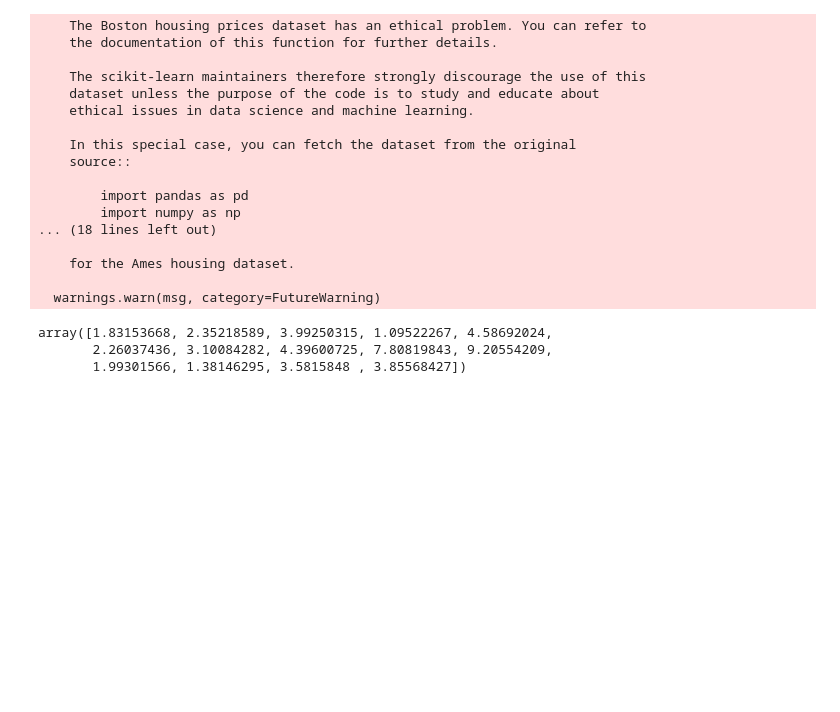
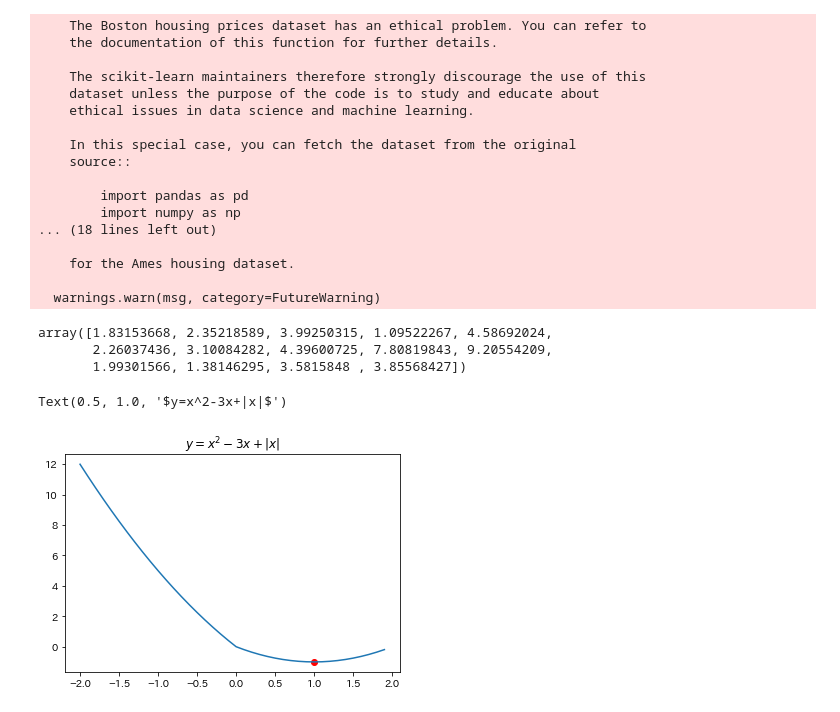
Before and after one commit to yuki1125/sparse_estimation_study, a Jupyter notebook: sparse_estimation/l1l2regression.ipynb, the cells around one changed output. Drawn from its saved outputs; the diff is of its cells as text; code cells hidden in the pictures; blank space fills up the shorter version.

```diff
--- a/sparse_estimation/l1l2regression.ipynb
+++ b/sparse_estimation/l1l2regression.ipynb
@@ -260,3 +260,13 @@ def cv_linear_lasso(x, y, alpha=1, k=10):
             beta0_best = beta0.copy()
             beta_best = beta.copy()
     return lam_best, beta0_best, beta_best, S_min
+# %%
+x = np.arange(-2, 2, 0.1)
+y = x**2 -3*x +np.abs(x)
+
+plt.plot(x, y)
+plt.scatter(1, -1, c="red")
+plt.title("$y=x^2-3x+|x|$")
+# %% [output]
+Text(0.5, 1.0, '$y=x^2-3x+|x|$')
+[figure, added]
```
Also changed, not shown: parts of 1 cell of this notebook, 1 other file.
